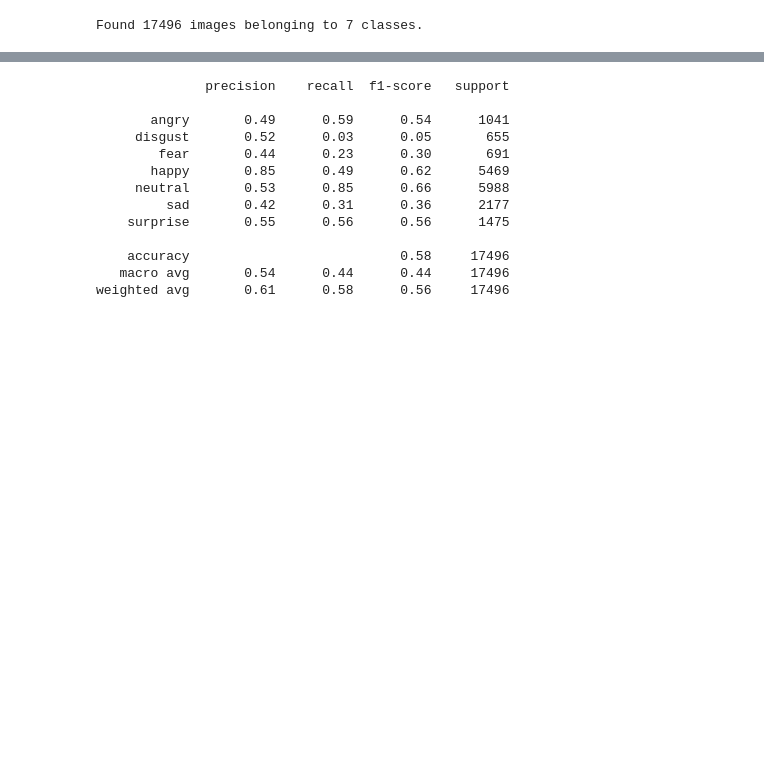
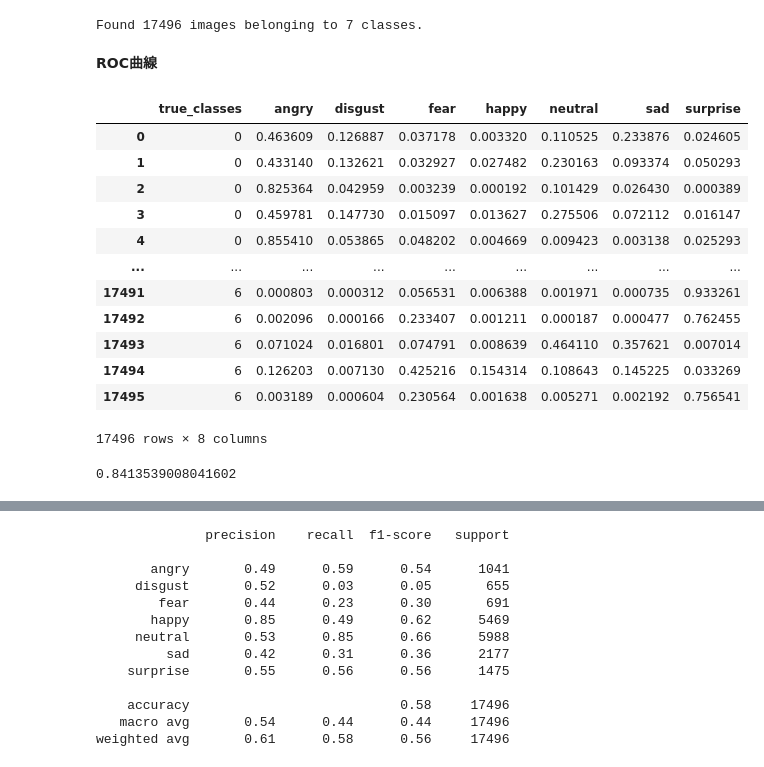
Before and after one commit to Esp-v2/FaceExperience_CNN, a Jupyter notebook: FaceExperience_final.ipynb, the cells around one changed output, grey strips where cells are left out. Cells and saved outputs as stored; diff of their text form; code cells hidden in the pictures; blank space fills up the shorter version.

Commit message:
roc曲線の表示

```diff
--- a/FaceExperience_final.ipynb
+++ b/FaceExperience_final.ipynb
@@ -242,3 +255,5 @@ predicted_classes = np.argmax(predictions, axis=1)
 # Ground-Truthクラスとクラスラベルを取得する
 true_classes = test_generator.classes
 class_labels = list(test_generator.class_indices.keys())
+# %% [markdown]
+**ROC曲線**
@@ -244,0 +262,18 @@ class_labels = list(test_generator.class_indices.keys())
+# %%
+df = pd.DataFrame(predictions,columns =classes)
+df.insert(0, 'true_classes', true_classes)
+df
+# %% [output]
+|  | true_classes | angry | disgust | fear | happy | neutral | sad | surprise |
+| 0 | 0 | 0.463609 | 0.126887 | 0.037178 | 0.003320 | 0.110525 | 0.233876 | 0.024605 |
+| 1 | 0 | 0.433140 | 0.132621 | 0.032927 | 0.027482 | 0.230163 | 0.093374 | 0.050293 |
+| 2 | 0 | 0.825364 | 0.042959 | 0.003239 | 0.000192 | 0.101429 | 0.026430 | 0.000389 |
+| 3 | 0 | 0.459781 | 0.147730 | 0.015097 | 0.013627 | 0.275506 | 0.072112 | 0.016147 |
+| 4 | 0 | 0.855410 | 0.053865 | 0.048202 | 0.004669 | 0.009423 | 0.003138 | 0.025293 |
+| ... | ... | ... | ... | ... | ... | ... | ... | ... |
+| 17491 | 6 | 0.000803 | 0.000312 | 0.056531 | 0.006388 | 0.001971 | 0.000735 | 0.933261 |
+| 17492 | 6 | 0.002096 | 0.000166 | 0.233407 | 0.001211 | 0.000187 | 0.000477 | 0.762455 |
+| 17493 | 6 | 0.071024 | 0.016801 | 0.074791 | 0.008639 | 0.464110 | 0.357621 | 0.007014 |
+| 17494 | 6 | 0.126203 | 0.007130 | 0.425216 | 0.154314 | 0.108643 | 0.145225 | 0.033269 |
+| 17495 | 6 | 0.003189 | 0.000604 | 0.230564 | 0.001638 | 0.005271 | 0.002192 | 0.756541 |
+17496 rows × 8 columns
@@ -244,0 +288,7 @@ class_labels = list(test_generator.class_indices.keys())
+# %%
+#多クラスの AUC
+from sklearn.metrics import roc_auc_score
+auc_m1 = roc_auc_score(y_test, M1_y_score, multi_class="ovo")
+print(auc_m1)
+# %% [output]
+0.8413539008041602
```
Also changed, not shown: parts of 16 cells of this notebook.
